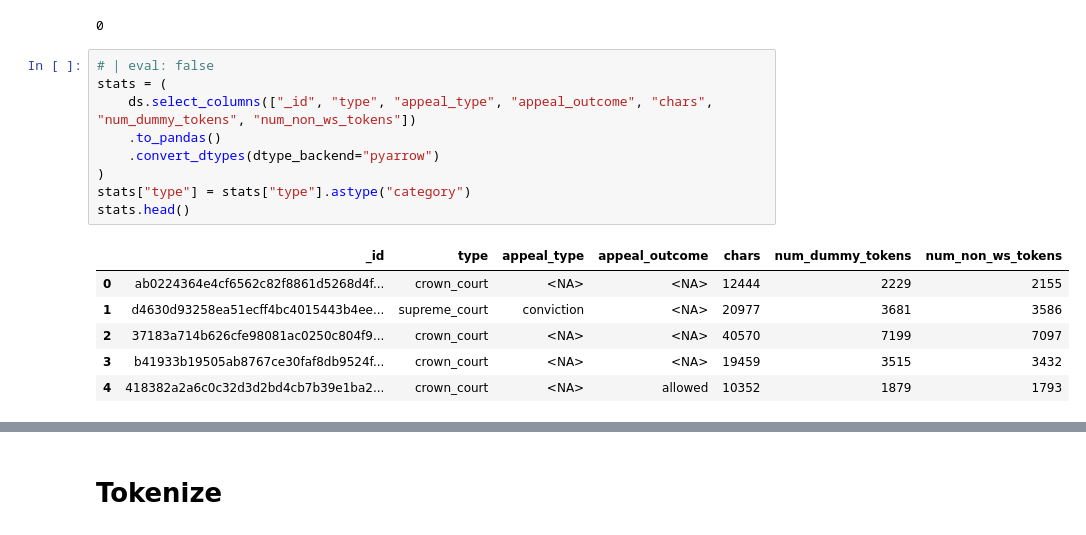
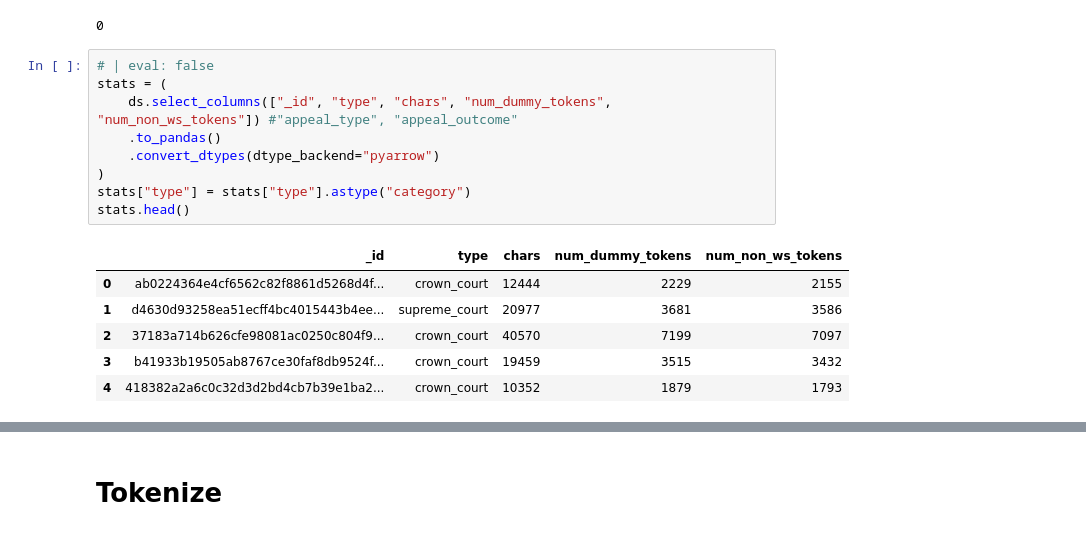
Before and after one commit to tsantosh7/JuDDGES, a Jupyter notebook: nbs/Data/england-wales/01_Analyze_En_Judgements_Texts.ipynb, the cells around one changed output, grey strips where cells are left out. Saved outputs shown, nothing was run; the diff lists cells and outputs as text.

```diff
--- a/nbs/Data/england-wales/01_Analyze_En_Judgements_Texts.ipynb
+++ b/nbs/Data/england-wales/01_Analyze_En_Judgements_Texts.ipynb
@@ -59,19 +146,19 @@ ds.cleanup_cache_files()
 # %%
 # | eval: false
 stats = (
-    ds.select_columns(["_id", "type", "appeal_type", "appeal_outcome", "chars", "num_dummy_tokens", "num_non_ws_tokens"])
+    ds.select_columns(["_id", "type", "chars", "num_dummy_tokens", "num_non_ws_tokens"]) #"appeal_type", "appeal_outcome"
     .to_pandas()
     .convert_dtypes(dtype_backend="pyarrow")
 )
 stats["type"] = stats["type"].astype("category")
 stats.head()
 # %% [output]
-|  | _id | type | appeal_type | appeal_outcome | chars | num_dummy_tokens | num_non_ws_tokens |
-| 0 | ab0224364e4cf6562c82f8861d5268d4f... | crown_court | <NA> | <NA> | 12444 | 2229 | 2155 |
-| 1 | d4630d93258ea51ecff4bc4015443b4ee... | supreme_court | conviction | <NA> | 20977 | 3681 | 3586 |
-| 2 | 37183a714b626cfe98081ac0250c804f9... | crown_court | <NA> | <NA> | 40570 | 7199 | 7097 |
-| 3 | b41933b19505ab8767ce30faf8db9524f... | crown_court | <NA> | <NA> | 19459 | 3515 | 3432 |
-| 4 | 418382a2a6c0c32d3d2bd4cb7b39e1ba2... | crown_court | <NA> | allowed | 10352 | 1879 | 1793 |
+|  | _id | type | chars | num_dummy_tokens | num_non_ws_tokens |
+| 0 | ab0224364e4cf6562c82f8861d5268d4f... | crown_court | 12444 | 2229 | 2155 |
+| 1 | d4630d93258ea51ecff4bc4015443b4ee... | supreme_court | 20977 | 3681 | 3586 |
+| 2 | 37183a714b626cfe98081ac0250c804f9... | crown_court | 40570 | 7199 | 7097 |
+| 3 | b41933b19505ab8767ce30faf8db9524f... | crown_court | 19459 | 3515 | 3432 |
+| 4 | 418382a2a6c0c32d3d2bd4cb7b39e1ba2... | crown_court | 10352 | 1879 | 1793 |
 # %%
 # | eval: false
 ax = sns.histplot(
```
Also changed, not shown: parts of 14 cells of this notebook, 27 other files.
